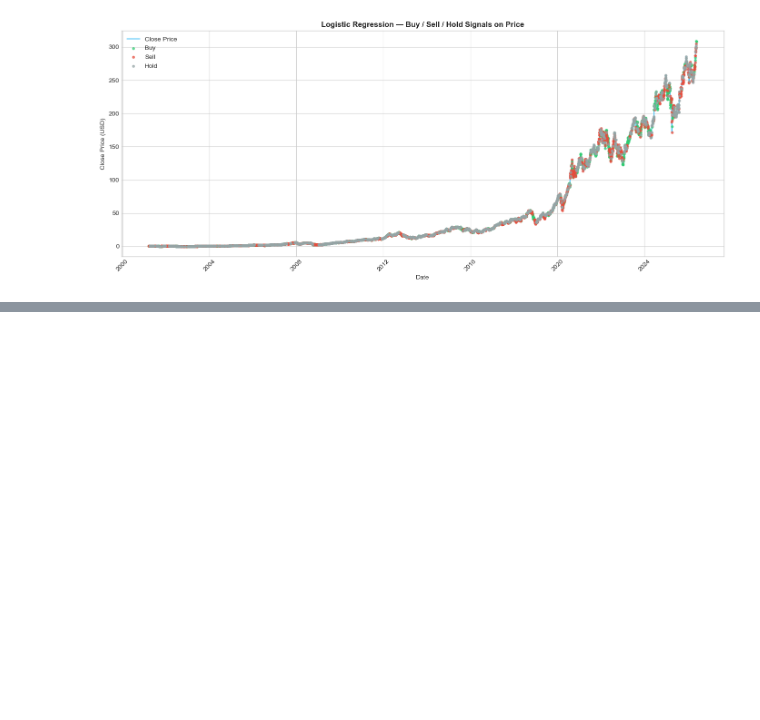
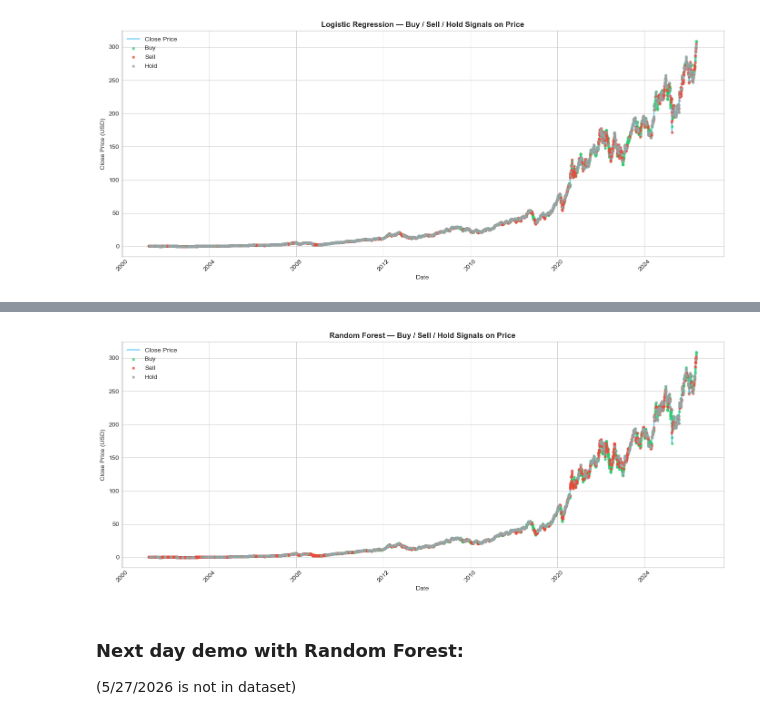
Before and after one commit to Adamy8/ecs171-stock-prediction, a Jupyter notebook: Logistic.ipynb, the cells around one changed output, grey strips where cells are left out. Saved outputs shown, nothing was run; the diff lists cells and outputs as text; code cells hidden in the pictures; blank space fills up the shorter version.

```diff
--- a/Logistic.ipynb
+++ b/Logistic.ipynb
@@ -259,0 +586,23 @@ for c, p in zip(classes, pred_proba):
+# %%
+color_map = {'Buy': '#2ecc71', 'Sell': '#e74c3c', 'Hold': '#95a5a6'}
+
+fig, ax = plt.subplots(figsize=(14, 6))
+ax.plot(res['Date'], res['Close'], color='#4fc3f7', linewidth=1.5, label='Close Price', zorder=1)
+
+
+for signal, color in color_map.items():
+    mask = res['Predicted'] == signal
+    ax.scatter(res.loc[mask, 'Date'], res.loc[mask, 'Close'], color=color, s=12, label=signal, zorder=2, alpha=0.7)
+
+ax.set_title('Random Forest — Buy / Sell / Hold Signals on Price', fontweight='bold')
+ax.set_xlabel('Date')
+ax.set_ylabel('Close Price (USD)')
+ax.legend()
+plt.xticks(rotation=45)
+plt.tight_layout()
+plt.show()
+# %% [output]
+[figure, added]
+# %% [markdown]
+### Next day demo with Random Forest:
+(5/27/2026 is not in dataset)
```
Also changed, not shown: parts of 18 cells of this notebook.
